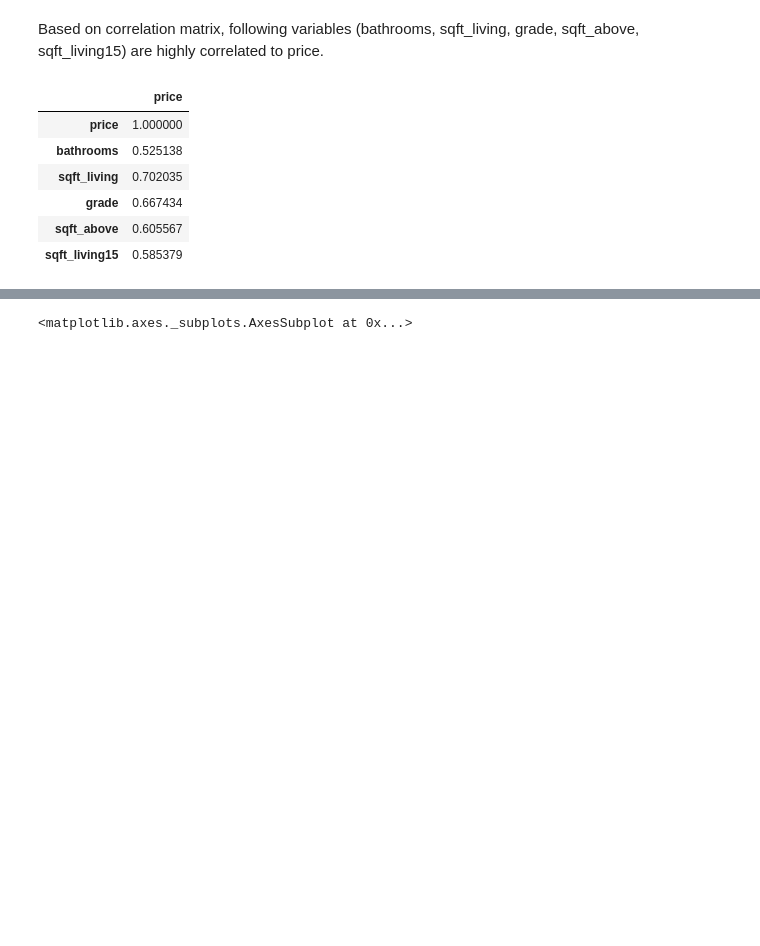
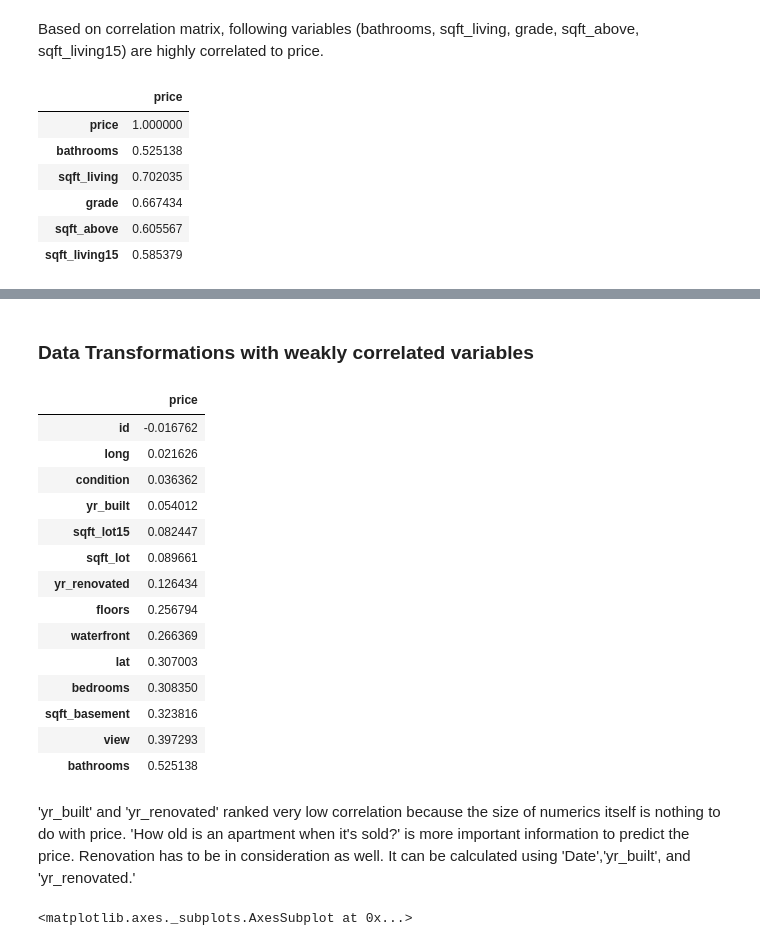
Before and after one commit to larnylopez/STAT-131-Project, a Jupyter notebook: final-checkpoint.ipynb, the cells around one changed output, grey strips where cells are left out. Cells and saved outputs as stored; diff of their text form; code cells hidden in the pictures; blank space fills up the shorter version.

```diff
--- a/final-checkpoint.ipynb
+++ b/final-checkpoint.ipynb
@@ -95,0 +145,22 @@ df.plot.scatter(x='sqft_living',y='price',c='green')#see postive correlation bet
+# %% [markdown]
+### Data Transformations with weakly correlated variables
+# %%
+corrmat.loc[:,'price':'price'].sort_values('price').iloc[1:15,:]
+# %% [output]
+|  | price |
+| id | -0.016762 |
+| long | 0.021626 |
+| condition | 0.036362 |
+| yr_built | 0.054012 |
+| sqft_lot15 | 0.082447 |
+| sqft_lot | 0.089661 |
+| yr_renovated | 0.126434 |
+| floors | 0.256794 |
+| waterfront | 0.266369 |
+| lat | 0.307003 |
+| bedrooms | 0.308350 |
+| sqft_basement | 0.323816 |
+| view | 0.397293 |
+| bathrooms | 0.525138 |
+# %% [markdown]
+'yr_built' and 'yr_renovated' ranked very low correlation because the size of numerics itself is nothing to do with price. 'How old is an apartment when it's sold?' is more important information to predict the price. Renovation has to be in consideration as well. It can be calculated using 'Date','yr_built', and 'yr_renovated.'
```
Also changed, not shown: parts of 25 cells of this notebook.
